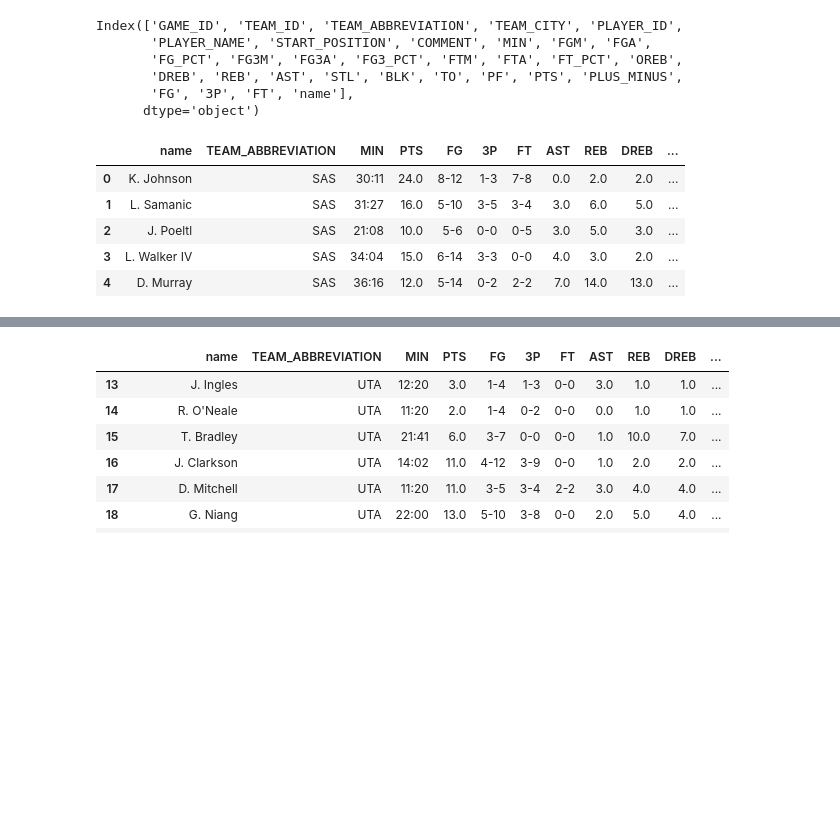
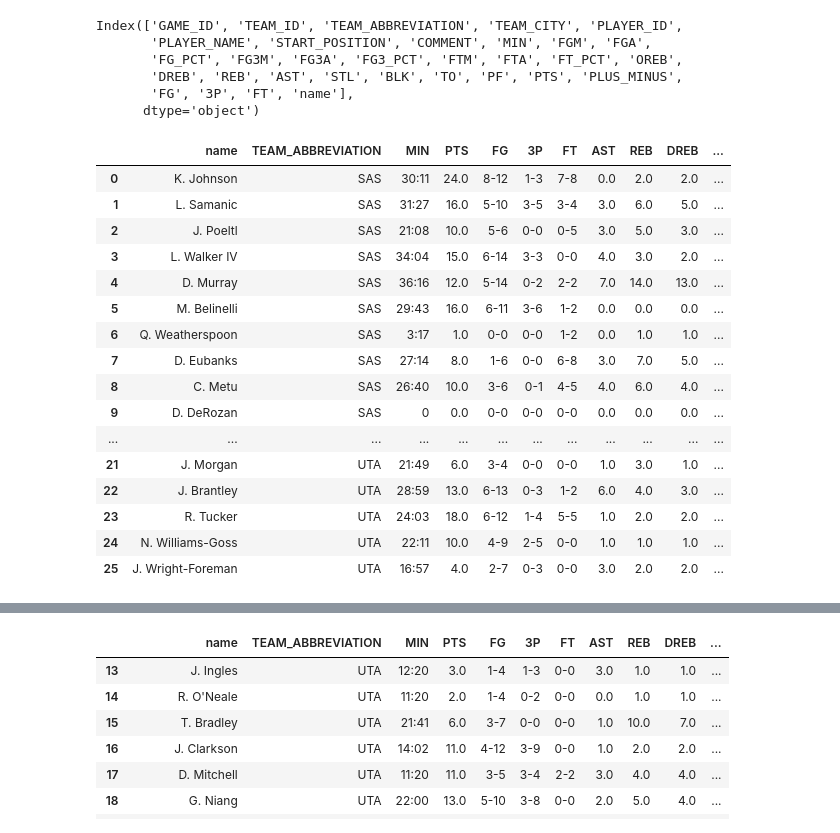
Before and after one commit to SpecCRA/vlads_data_project, a Jupyter notebook: data_scraper_prototype.ipynb, the cells around one changed output, grey strips where cells are left out. Saved outputs shown, nothing was run; the diff lists cells and outputs as text; code cells hidden in the pictures; blank space fills up the shorter version.

```diff
--- a/data_scraper_prototype.ipynb
+++ b/data_scraper_prototype.ipynb
@@ -124,15 +145,26 @@ Index(['GAME_ID', 'TEAM_ID', 'TEAM_ABBREVIATION', 'TEAM_CITY', 'PLAYER_ID',
 # %%
 # This dataframe stores the players box scores for that game
 players_box_outdf = player_box_scores_df[['name', 'TEAM_ABBREVIATION', 'MIN', 'PTS', 'FG', '3P', 'FT', \
-                                          'AST', 'REB','DREB', 'OREB', 'BLK', 'STL', 'TO', 'PF']]
+                                          'AST', 'REB','DREB', 'OREB', 'BLK', 'STL', 'TO', 'PF', 'COMMENT']]
 # %%
-players_box_outdf.head()
+players_box_outdf
 # %% [output]
 |  | name | TEAM_ABBREVIATION | MIN | PTS | FG | 3P | FT | AST | REB | DREB | ... |
 | 0 | K. Johnson | SAS | 30:11 | 24.0 | 8-12 | 1-3 | 7-8 | 0.0 | 2.0 | 2.0 | ... |
 | 1 | L. Samanic | SAS | 31:27 | 16.0 | 5-10 | 3-5 | 3-4 | 3.0 | 6.0 | 5.0 | ... |
 | 2 | J. Poeltl | SAS | 21:08 | 10.0 | 5-6 | 0-0 | 0-5 | 3.0 | 5.0 | 3.0 | ... |
 | 3 | L. Walker IV | SAS | 34:04 | 15.0 | 6-14 | 3-3 | 0-0 | 4.0 | 3.0 | 2.0 | ... |
 | 4 | D. Murray | SAS | 36:16 | 12.0 | 5-14 | 0-2 | 2-2 | 7.0 | 14.0 | 13.0 | ... |
+| 5 | M. Belinelli | SAS | 29:43 | 16.0 | 6-11 | 3-6 | 1-2 | 0.0 | 0.0 | 0.0 | ... |
+| 6 | Q. Weatherspoon | SAS | 3:17 | 1.0 | 0-0 | 0-0 | 1-2 | 0.0 | 1.0 | 1.0 | ... |
+| 7 | D. Eubanks | SAS | 27:14 | 8.0 | 1-6 | 0-0 | 6-8 | 3.0 | 7.0 | 5.0 | ... |
+| 8 | C. Metu | SAS | 26:40 | 10.0 | 3-6 | 0-1 | 4-5 | 4.0 | 6.0 | 4.0 | ... |
+| 9 | D. DeRozan | SAS | 0 | 0.0 | 0-0 | 0-0 | 0-0 | 0.0 | 0.0 | 0.0 | ... |
+| ... | ... | ... | ... | ... | ... | ... | ... | ... | ... | ... | ... |
+| 21 | J. Morgan | UTA | 21:49 | 6.0 | 3-4 | 0-0 | 0-0 | 1.0 | 3.0 | 1.0 | ... |
+| 22 | J. Brantley | UTA | 28:59 | 13.0 | 6-13 | 0-3 | 1-2 | 6.0 | 4.0 | 3.0 | ... |
+| 23 | R. Tucker | UTA | 24:03 | 18.0 | 6-12 | 1-4 | 5-5 | 1.0 | 2.0 | 2.0 | ... |
+| 24 | N. Williams-Goss | UTA | 22:11 | 10.0 | 4-9 | 2-5 | 0-0 | 1.0 | 1.0 | 1.0 | ... |
+| 25 | J. Wright-Foreman | UTA | 16:57 | 4.0 | 2-7 | 0-3 | 0-0 | 3.0 | 2.0 | 2.0 | ... |
 # %%
 spurs_outdf = players_box_outdf[players_box_outdf.TEAM_ABBREVIATION == 'SAS']
```
Also changed, not shown: parts of 10 cells of this notebook, 5 other files.
